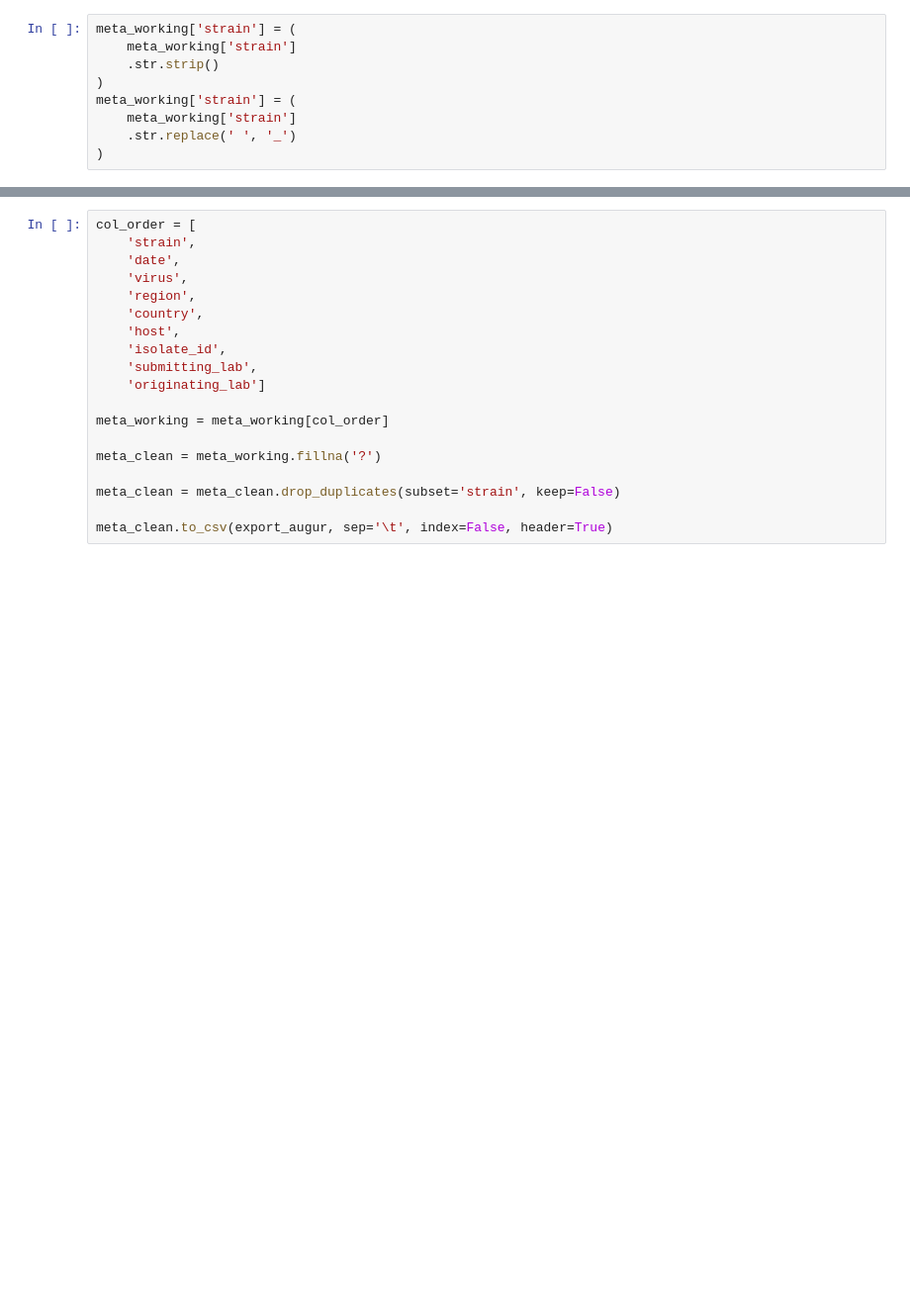
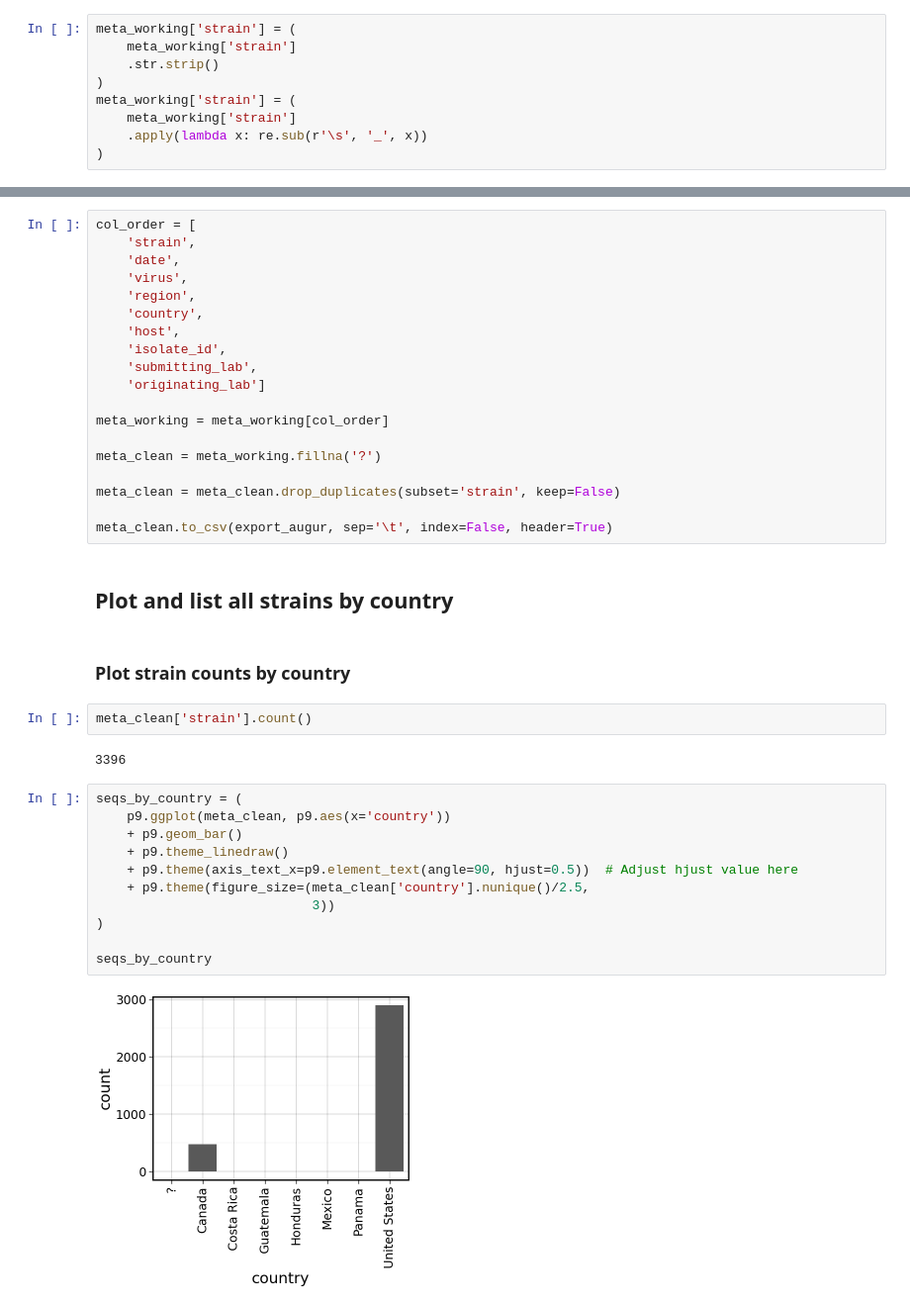
Before and after one commit to dbacsik/epiworkshop_h5n1, a Jupyter notebook: data/prep_data/clean_northamerica_metadata.py.ipynb, the cells around one changed output, grey strips where cells are left out. Shown at 99% size. Drawn from its saved outputs; the diff is of its cells as text; blank space fills up the shorter version.

Commit message:
Cleaned run

```diff
--- a/data/prep_data/clean_northamerica_metadata.py.ipynb
+++ b/data/prep_data/clean_northamerica_metadata.py.ipynb
@@ -139,5 +155,5 @@ meta_working['strain'] = (
 )
 meta_working['strain'] = (
     meta_working['strain']
-    .str.replace(' ', '_')
+    .apply(lambda x: re.sub(r'\s', '_', x))
 )
@@ -168,3 +204,24 @@ meta_clean = meta_working.fillna('?')
 meta_clean = meta_clean.drop_duplicates(subset='strain', keep=False)
 
 meta_clean.to_csv(export_augur, sep='\t', index=False, header=True)
+# %% [markdown]
+## Plot and list all strains by country
+# %% [markdown]
+### Plot strain counts by country
+# %%
+meta_clean['strain'].count()
+# %% [output]
+3396
+# %%
+seqs_by_country = (
+    p9.ggplot(meta_clean, p9.aes(x='country'))
+    + p9.geom_bar()
+    + p9.theme_linedraw()
+    + p9.theme(axis_text_x=p9.element_text(angle=90, hjust=0.5))  # Adjust hjust value here
+    + p9.theme(figure_size=(meta_clean['country'].nunique()/2.5,
+                            3))
+)
+
+seqs_by_country
+# %% [output]
+[figure, added]
```
Also changed, not shown: parts of 5 cells of this notebook, 1 other file.
